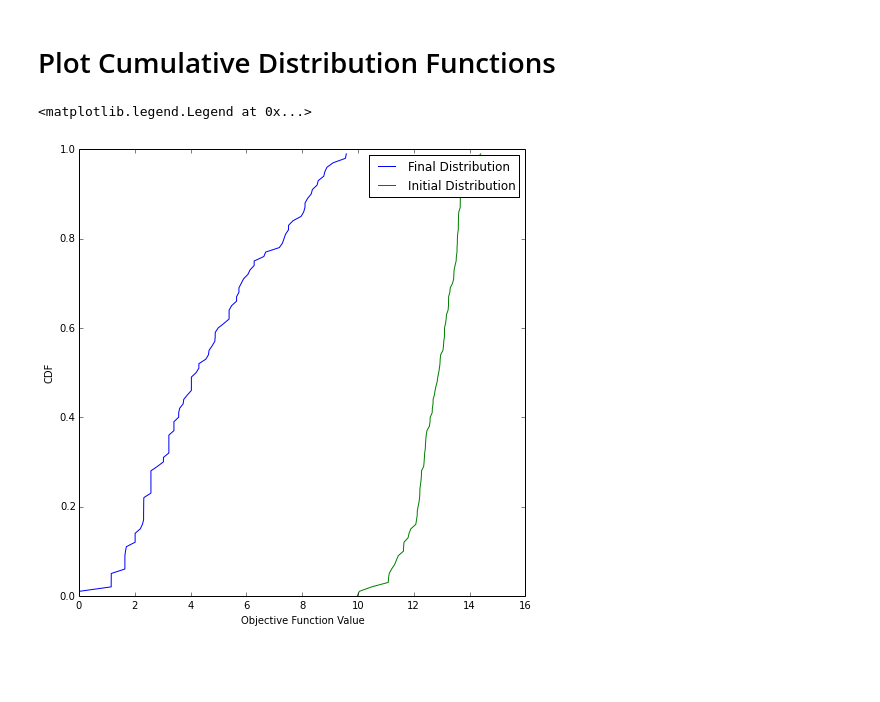
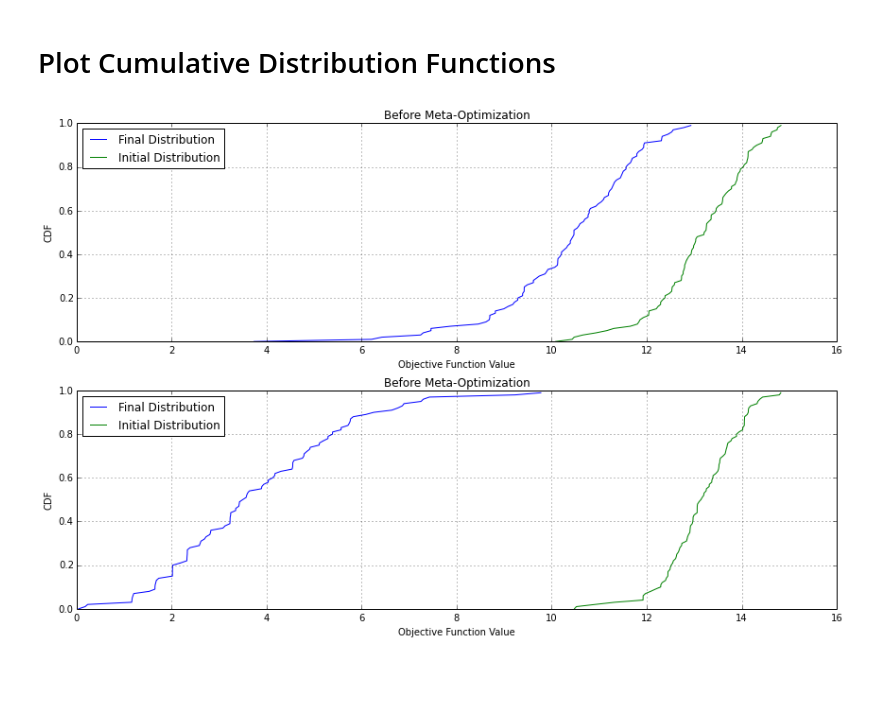
Before and after one commit to cmudrc/CISAT-cpp, a Jupyter notebook: analysis/analysis.ipynb, the cells around one changed output. Saved outputs shown, nothing was run; the diff lists cells and outputs as text; code cells hidden in the pictures; blank space fills up the shorter version.

```diff
--- a/analysis/analysis.ipynb
+++ b/analysis/analysis.ipynb
@@ -29,12 +55,32 @@ legend([h1[0], h2, h3], ["Raw Data", "Arithmetic Mean", "Geometric Mean"]);
 # %% [markdown]
 # Plot Cumulative Distribution Functions
-# %%
-y = [float(y)/n_reps for y in range(n_reps)]
-xlabel("Objective Function Value")
-ylabel("CDF")
-h1, = plot(sort(results[-1]), y)
-h2, = plot(sort(results[0]), y)
-legend([h1, h2], ["Final Distribution", "Initial Distribution"])
-# %% [output]
-<matplotlib.legend.Legend at 0x...>
-[figure, removed]
+# %%
+figsize(12, 8)
+
+subplot(211)
+title("Before Meta-Optimization")
+y = [float(y)/n_reps_bench for y in range(n_reps_bench)]
+xlabel("Objective Function Value")
+ylabel("CDF")
+h1, = plot(sort(results_bench[-1]), y)
+h2, = plot(sort(results_bench[0]), y)
+legend([h1, h2], ["Final Distribution", "Initial Distribution"], 2)
+xlim(0, 16)
+grid('on')
+
+subplot(212)
+title("Before Meta-Optimization")
+y = [float(y)/n_reps_metabench for y in range(n_reps_metabench)]
+xlabel("Objective Function Value")
+ylabel("CDF")
+h1, = plot(sort(results_metabench[-1]), y)
+h2, = plot(sort(results_metabench[0]), y)
+legend([h1, h2], ["Final Distribution", "Initial Distribution"], 2);
+xlim(0, 16)
+grid('on')
+
+tight_layout()
+# %% [output]
+[figure, added]
+# %% [markdown]
+##
```
Also changed, not shown: parts of 3 cells of this notebook, 7 other files.
